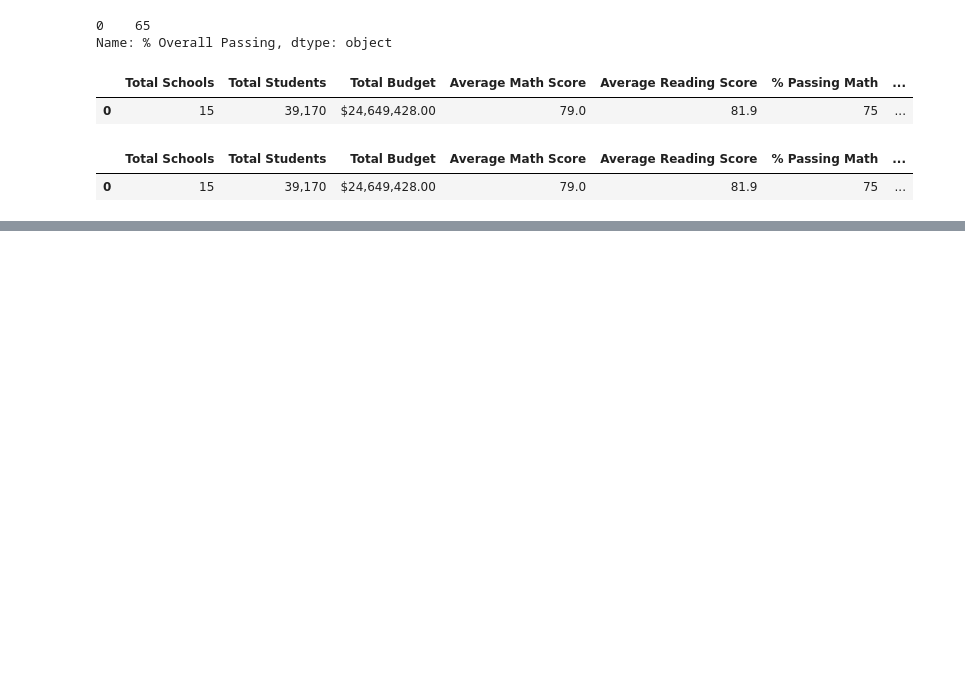
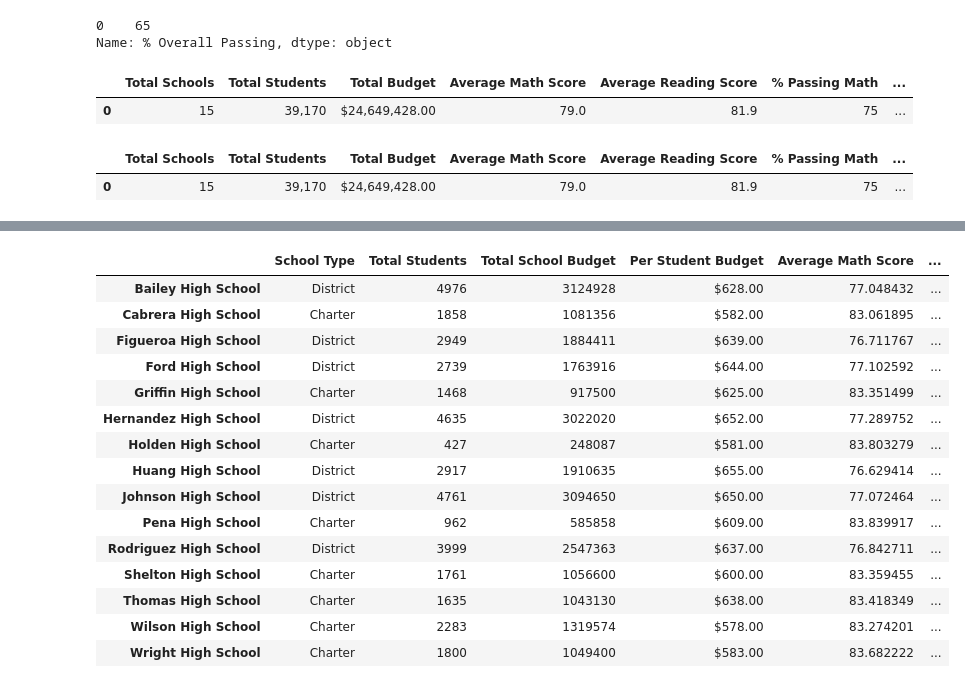
Before and after one commit to tobiasjp/School_District_Analysis, a Jupyter notebook: PyCitySchools.ipynb, the cells around one changed output, grey strips where cells are left out. Saved outputs shown, nothing was run; the diff lists cells and outputs as text; code cells hidden in the pictures; blank space fills up the shorter version.

```diff
--- a/PyCitySchools.ipynb
+++ b/PyCitySchools.ipynb
@@ -433,0 +746,5 @@ district_summary_df
+# %%
+# Calculate the percentage of passing math and reading scores per school.
+per_school_passing_math = per_school_passing_math / per_school_counts * 100
+
+per_school_passing_reading = per_school_passing_reading / per_school_counts * 100
@@ -433,0 +789,5 @@ district_summary_df
+# %%
+# Calculate the students who passed both math and reading.
+per_passing_math_reading = school_data_complete_df[(school_data_complete_df["math_score"] >= 70) & (school_data_complete_df["reading_score"] >= 70)]
+
+per_passing_math_reading.head()
@@ -433,0 +810,3 @@ district_summary_df
+# %%
+# Calculate the number of students who passed both math and reading.
+per_passing_math_reading = per_passing_math_reading.groupby(["school_name"]).count()["student_name"]
@@ -433,0 +854,25 @@ district_summary_df
+# %%
+schools_summary_df = pd.DataFrame({'School Type': per_school_types, 'Total Students': per_school_counts,
+                       'Total School Budget': per_school_budget, 'Per Student Budget': per_student_budget,
+                       'Average Math Score': per_school_math, 'Average Reading Score': per_school_reading,
+                       '% Passed Math': per_school_passing_math, '% Passed Reading': per_school_passing_reading,
+                       '% Overall Passing': per_passing_math_reading})
+# %%
+schools_summary_df
+# %% [output]
+|  | School Type | Total Students | Total School Budget | Per Student Budget | Average Math Score | ... |
+| Bailey High School | District | 4976 | 3124928 | $628.00 | 77.048432 | ... |
+| Cabrera High School | Charter | 1858 | 1081356 | $582.00 | 83.061895 | ... |
+| Figueroa High School | District | 2949 | 1884411 | $639.00 | 76.711767 | ... |
+| Ford High School | District | 2739 | 1763916 | $644.00 | 77.102592 | ... |
+| Griffin High School | Charter | 1468 | 917500 | $625.00 | 83.351499 | ... |
+| Hernandez High School | District | 4635 | 3022020 | $652.00 | 77.289752 | ... |
+| Holden High School | Charter | 427 | 248087 | $581.00 | 83.803279 | ... |
+| Huang High School | District | 2917 | 1910635 | $655.00 | 76.629414 | ... |
+| Johnson High School | District | 4761 | 3094650 | $650.00 | 77.072464 | ... |
+| Pena High School | Charter | 962 | 585858 | $609.00 | 83.839917 | ... |
+| Rodriguez High School | District | 3999 | 2547363 | $637.00 | 76.842711 | ... |
+| Shelton High School | Charter | 1761 | 1056600 | $600.00 | 83.359455 | ... |
+| Thomas High School | Charter | 1635 | 1043130 | $638.00 | 83.418349 | ... |
+| Wilson High School | Charter | 2283 | 1319574 | $578.00 | 83.274201 | ... |
+| Wright High School | Charter | 1800 | 1049400 | $583.00 | 83.682222 | ... |
```
Also changed, not shown: parts of 29 cells of this notebook.
